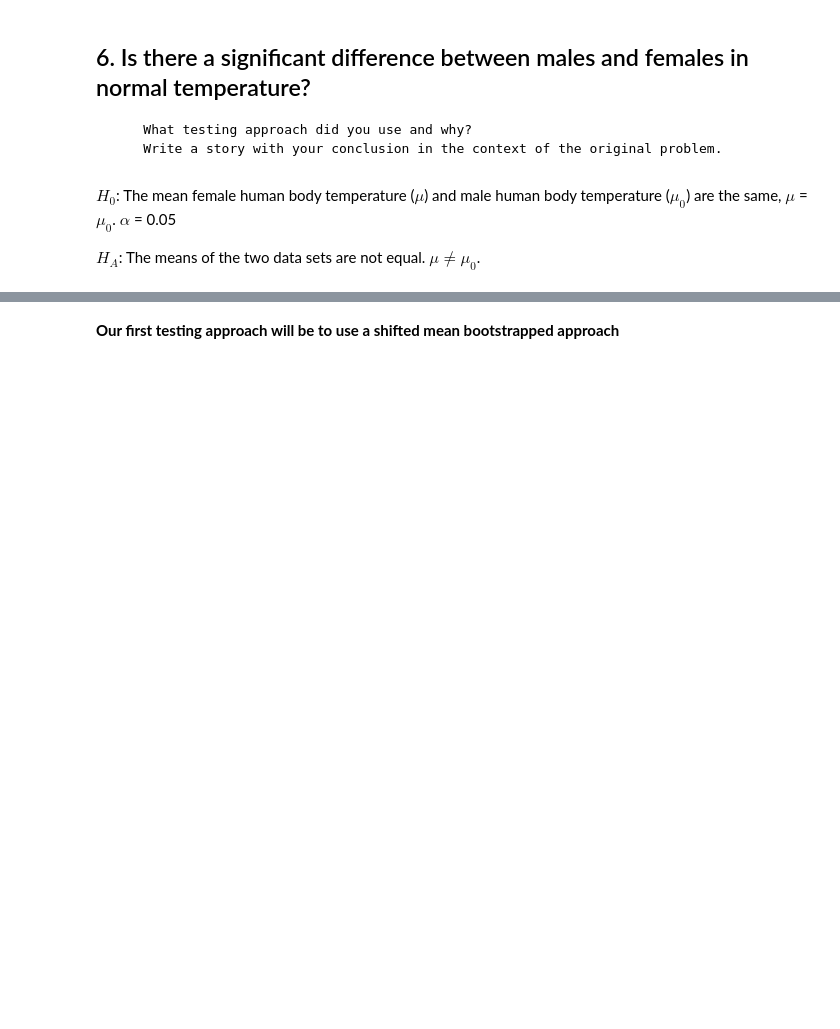
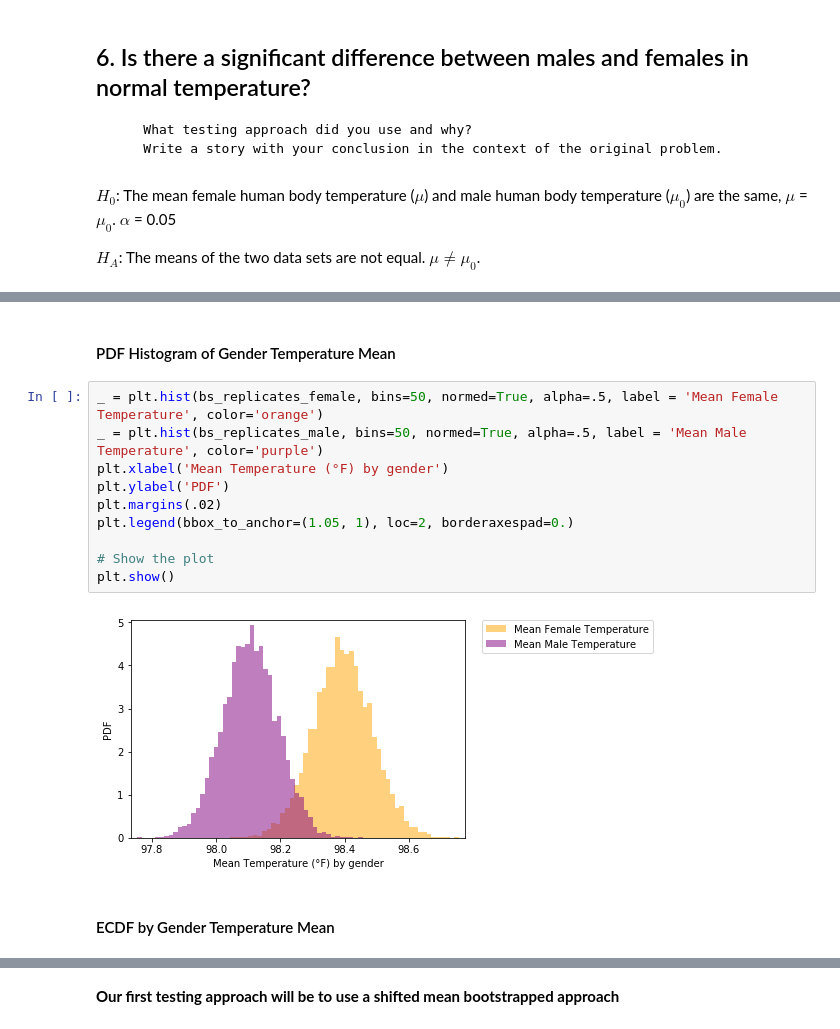
Before and after one commit to SethDKelly/Springboard, a Jupyter notebook: sec8_2/EDA_human_temperature/True Normal Human Body Temperature Proof.ipynb, the cells around one changed output, grey strips where cells are left out. Drawn from its saved outputs; the diff is of its cells as text; blank space fills up the shorter version.

```diff
--- a/sec8_2/EDA_human_temperature/True Normal Human Body Temperature Proof.ipynb
+++ b/sec8_2/EDA_human_temperature/True Normal Human Body Temperature Proof.ipynb
@@ -662 +637,17 @@ plt.show()
+# %% [markdown]
+#### PDF Histogram of Gender Temperature Mean
+# %%
+_ = plt.hist(bs_replicates_female, bins=50, normed=True, alpha=.5, label = 'Mean Female Temperature', color='orange')
+_ = plt.hist(bs_replicates_male, bins=50, normed=True, alpha=.5, label = 'Mean Male Temperature', color='purple')
+plt.xlabel('Mean Temperature (°F) by gender')
+plt.ylabel('PDF')
+plt.margins(.02)
+plt.legend(bbox_to_anchor=(1.05, 1), loc=2, borderaxespad=0.)
+
+# Show the plot
+plt.show()
+# %% [output]
+[figure, added]
+# %% [markdown]
+#### ECDF by Gender Temperature Mean
 # %%
```
Also changed, not shown: parts of 58 cells of this notebook.
